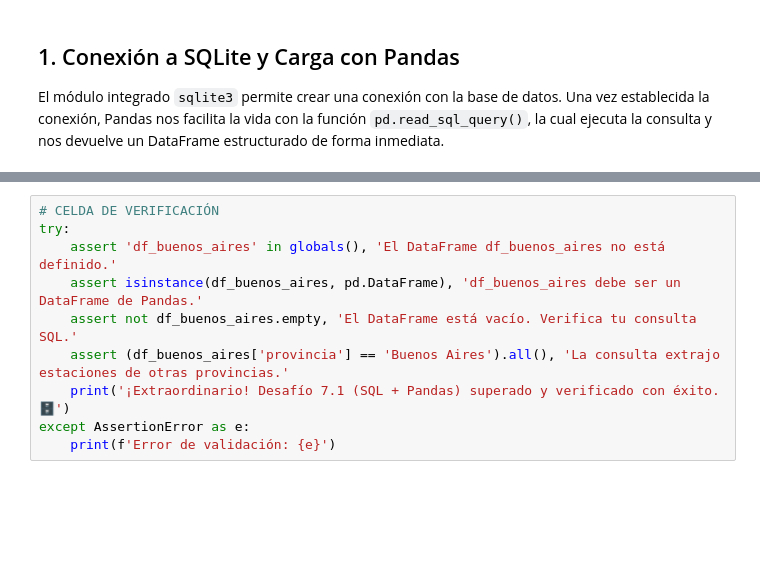
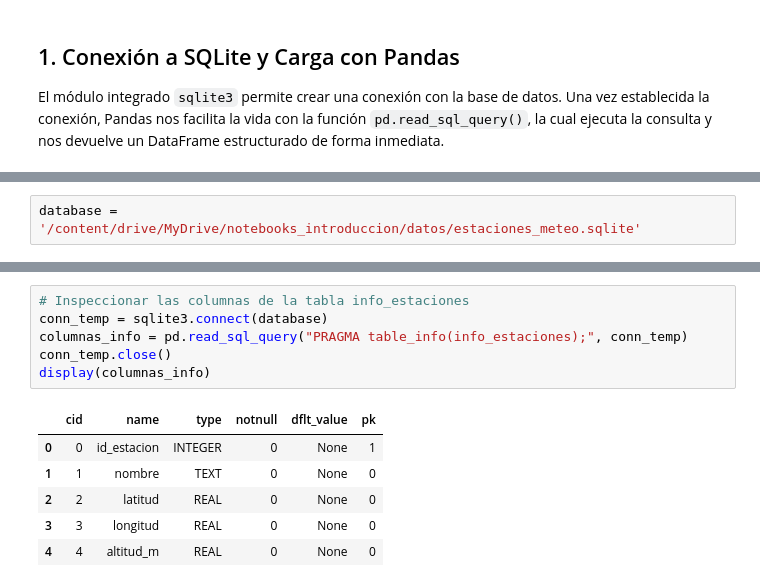
Before and after one commit to DanielBerns/python_para_universitarios, a Jupyter notebook: curso_c/notebooks_introduccion/07_sqlite_pandas.ipynb, the cells around one changed output, grey strips where cells are left out. Drawn from its saved outputs; the diff is of its cells as text; blank space fills up the shorter version.

```diff
--- a/curso_c/notebooks_introduccion/07_sqlite_pandas.ipynb
+++ b/curso_c/notebooks_introduccion/07_sqlite_pandas.ipynb
@@ -7,0 +184,2 @@ El módulo integrado `sqlite3` permite crear una conexión con la base de datos.
+# %%
+database = '/content/drive/MyDrive/notebooks_introduccion/datos/estaciones_meteo.sqlite'
@@ -45,10 +201,13 @@ display(df_buenos_aires.head())
-# %%
-# CELDA DE VERIFICACIÓN
-try:
-    assert 'df_buenos_aires' in globals(), 'El DataFrame df_buenos_aires no está definido.'
-    assert isinstance(df_buenos_aires, pd.DataFrame), 'df_buenos_aires debe ser un DataFrame de Pandas.'
-    assert not df_buenos_aires.empty, 'El DataFrame está vacío. Verifica tu consulta SQL.'
-    assert (df_buenos_aires['provincia'] == 'Buenos Aires').all(), 'La consulta extrajo estaciones de otras provincias.'
-    print('¡Extraordinario! Desafío 7.1 (SQL + Pandas) superado y verificado con éxito. 🗄️')
-except AssertionError as e:
-    print(f'Error de validación: {e}')
+# %%
+# Inspeccionar las columnas de la tabla info_estaciones
+conn_temp = sqlite3.connect(database)
+columnas_info = pd.read_sql_query("PRAGMA table_info(info_estaciones);", conn_temp)
+conn_temp.close()
+display(columnas_info)
+# %% [output]
+|  | cid | name | type | notnull | dflt_value | pk |
+| 0 | 0 | id_estacion | INTEGER | 0 | None | 1 |
+| 1 | 1 | nombre | TEXT | 0 | None | 0 |
+| 2 | 2 | latitud | REAL | 0 | None | 0 |
+| 3 | 3 | longitud | REAL | 0 | None | 0 |
+| 4 | 4 | altitud_m | REAL | 0 | None | 0 |
```
Also changed, not shown: parts of 17 cells of this notebook.
